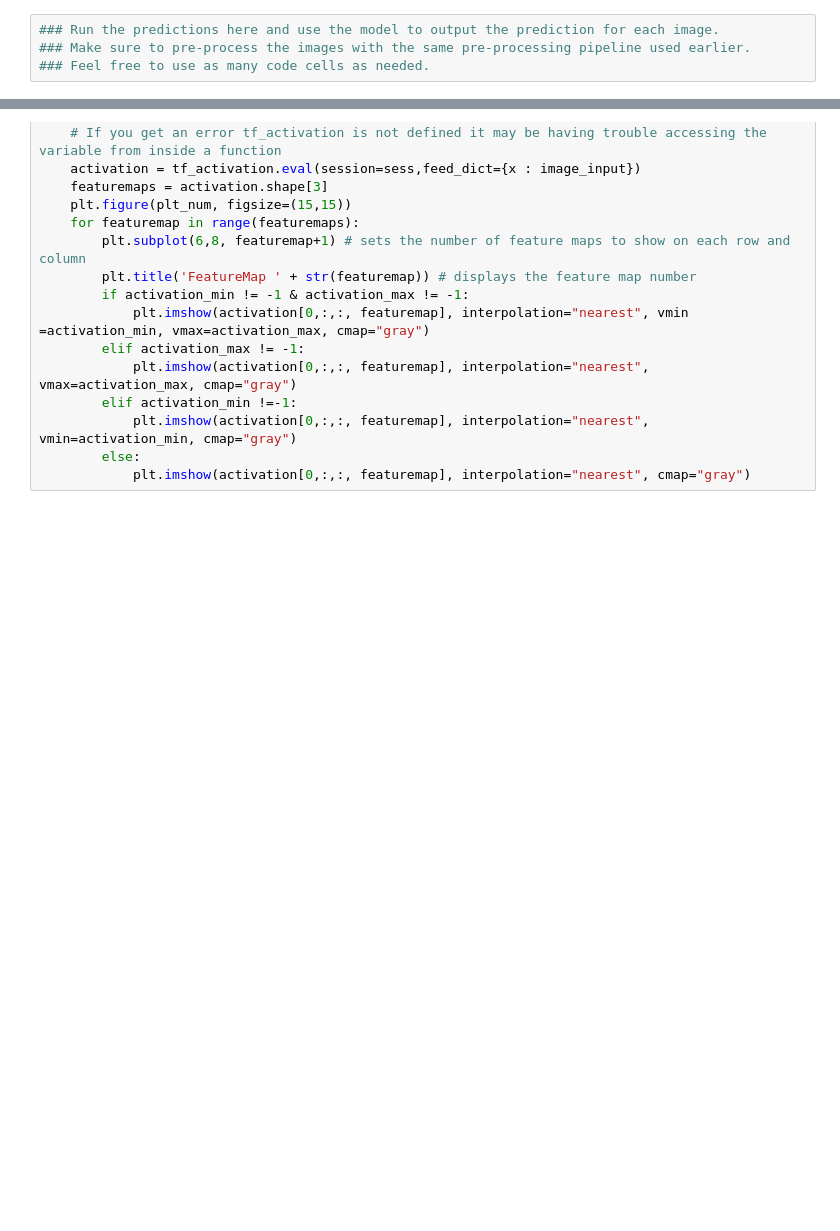
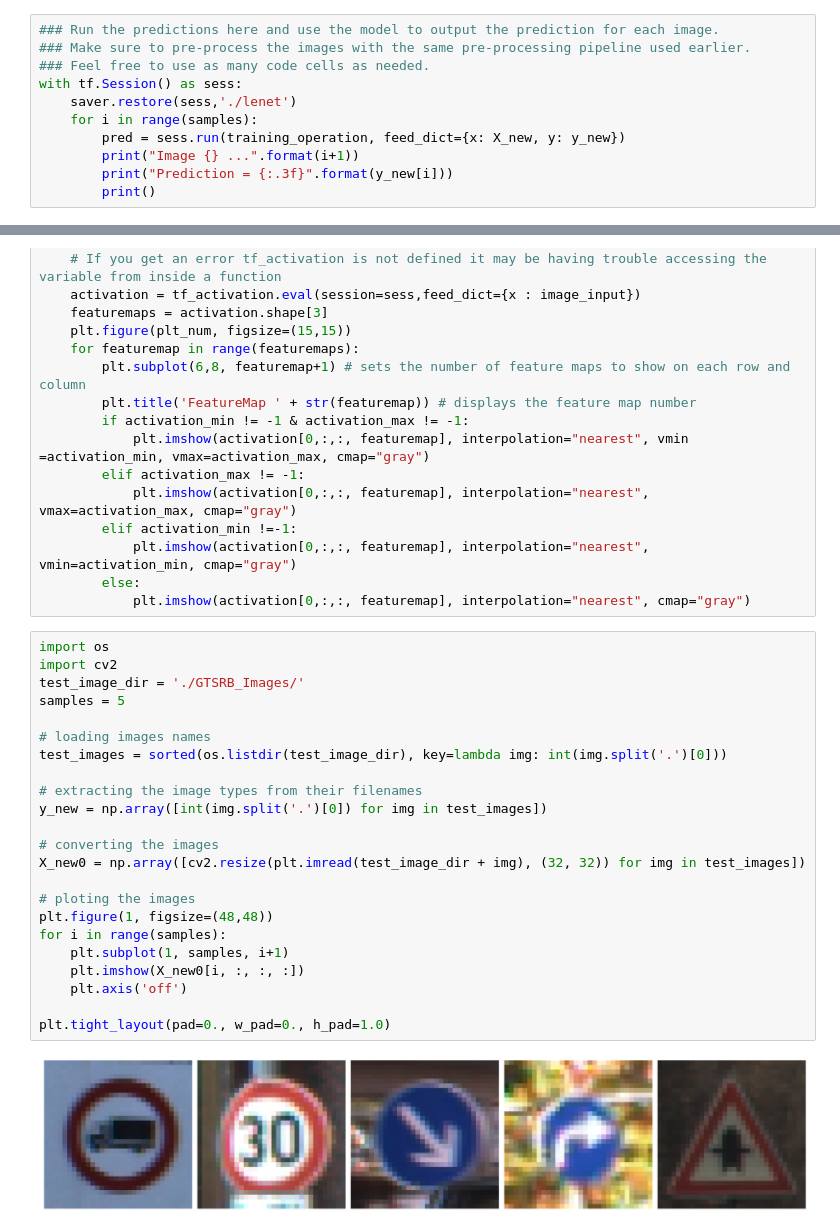
Before and after one commit to ccgregory/SDC-Traffic-Sign-Classifier, a Jupyter notebook: Traffic_Sign_Classifier.ipynb, the cells around one changed output, grey strips where cells are left out. Cells and saved outputs as stored; diff of their text form; blank space fills up the shorter version.

```diff
--- a/Traffic_Sign_Classifier.ipynb
+++ b/Traffic_Sign_Classifier.ipynb
@@ -339,3 +362,10 @@ You may find `signnames.csv` useful as it contains mappings from the class id (i
 ### Run the predictions here and use the model to output the prediction for each image.
 ### Make sure to pre-process the images with the same pre-processing pipeline used earlier.
 ### Feel free to use as many code cells as needed.
+with tf.Session() as sess:
+    saver.restore(sess,'./lenet')
+    for i in range(samples):
+        pred = sess.run(training_operation, feed_dict={x: X_new, y: y_new})
+        print("Image {} ...".format(i+1))
+        print("Prediction = {:.3f}".format(y_new[i]))
+        print()
@@ -442,3 +521,28 @@ def outputFeatureMap(image_input, tf_activation, activation_min=-1, activation_m
             plt.imshow(activation[0,:,:, featuremap], interpolation="nearest", vmin=activation_min, cmap="gray")
         else:
             plt.imshow(activation[0,:,:, featuremap], interpolation="nearest", cmap="gray")
+# %%
+import os
+import cv2
+test_image_dir = './GTSRB_Images/'
+samples = 5
+
+# loading images names
+test_images = sorted(os.listdir(test_image_dir), key=lambda img: int(img.split('.')[0]))
+
+# extracting the image types from their filenames
+y_new = np.array([int(img.split('.')[0]) for img in test_images])
+
+# converting the images
+X_new0 = np.array([cv2.resize(plt.imread(test_image_dir + img), (32, 32)) for img in test_images])
+
+# ploting the images
+plt.figure(1, figsize=(48,48))
+for i in range(samples):
+    plt.subplot(1, samples, i+1)
+    plt.imshow(X_new0[i, :, :, :])
+    plt.axis('off')
+
+plt.tight_layout(pad=0., w_pad=0., h_pad=1.0)
+# %% [output]
+[figure, added]
```
Also changed, not shown: parts of 11 cells of this notebook, 23 other files.
